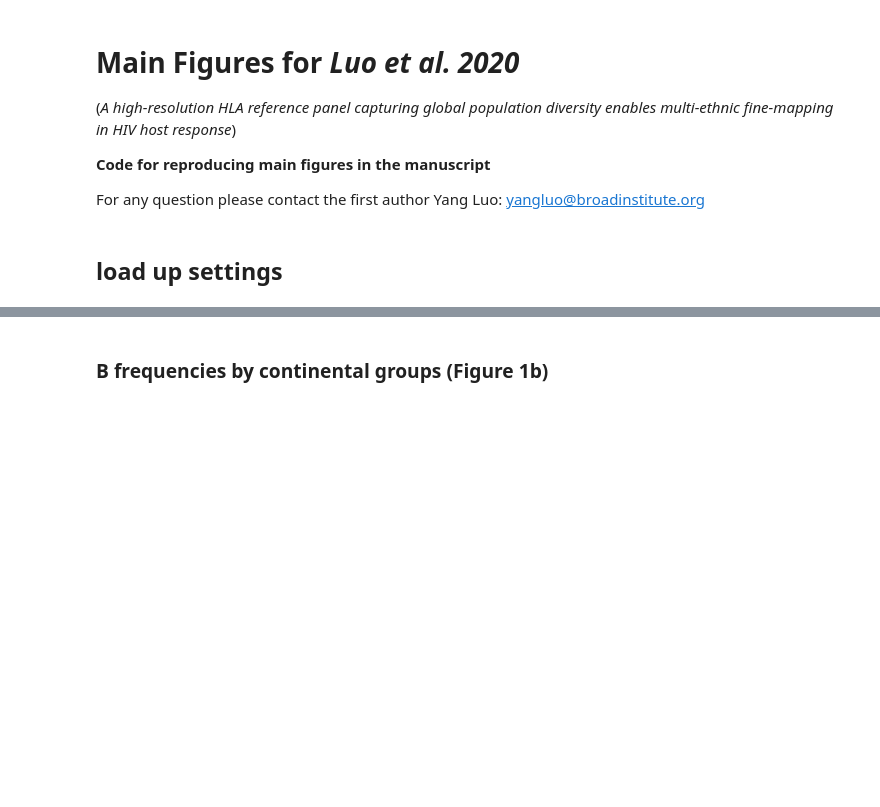
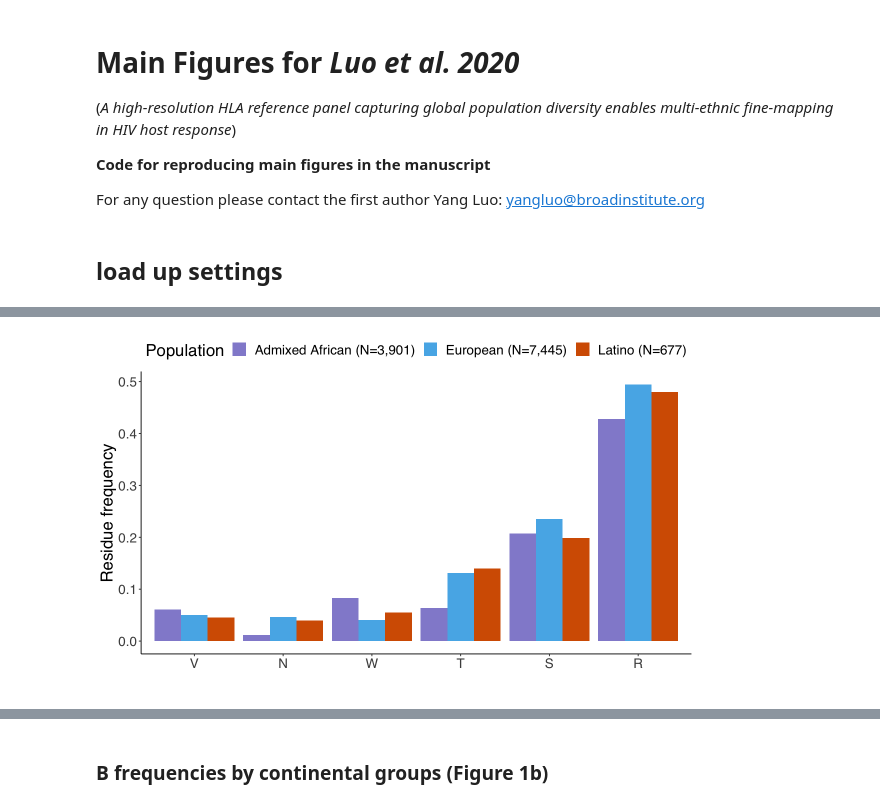
Before and after one commit to immunogenomics/HLA-TAPAS, a Jupyter notebook: manuscript/scripts/Main_Figures.ipynb, the cells around one changed output, grey strips where cells are left out. Saved outputs shown, nothing was run; the diff lists cells and outputs as text; code cells hidden in the pictures; blank space fills up the shorter version.

```diff
--- a/manuscript/scripts/Main_Figures.ipynb
+++ b/manuscript/scripts/Main_Figures.ipynb
@@ -88,0 +214,16 @@ ggsave(filename = "../figs/Fig1a-PCA.png",height=8,width=10)
+# %%
+options(repr.plot.width = 10, repr.plot.height = 6)
+
+mafbar<- ggplot(B97, aes(x=reorder(Residue,BETA), y=MAF, fill=POP)) +
+    geom_bar(position=position_dodge(), stat="identity")
+
+mafbar <- mafbar + ylab("Residue frequency") + xlab("")#+ xlab("Amino acid residues at position 97 in HLA-B")
+
+HIV_pop_labels <- c("Admixed African (N=3,901)", "European (N=7,445)", "Latino (N=677)")
+mafbar <- mafbar + scale_fill_manual(values=pop_colors[c(1,3,4)],
+                          labels=HIV_pop_labels,
+                    name = "Population") + theme(legend.position="top")
+
+mafbar
+# %% [output]
+[figure, added]
```
Also changed, not shown: parts of 53 cells of this notebook, 4 other files.
